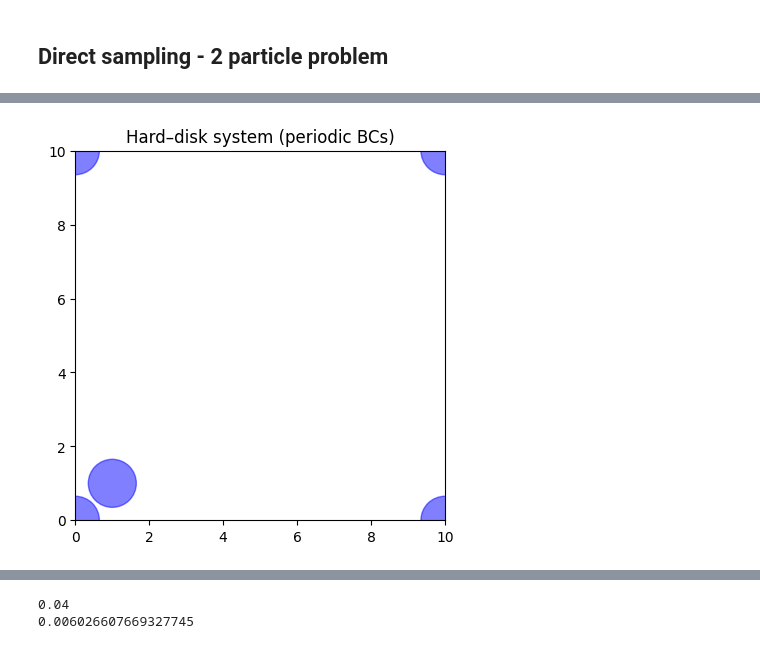
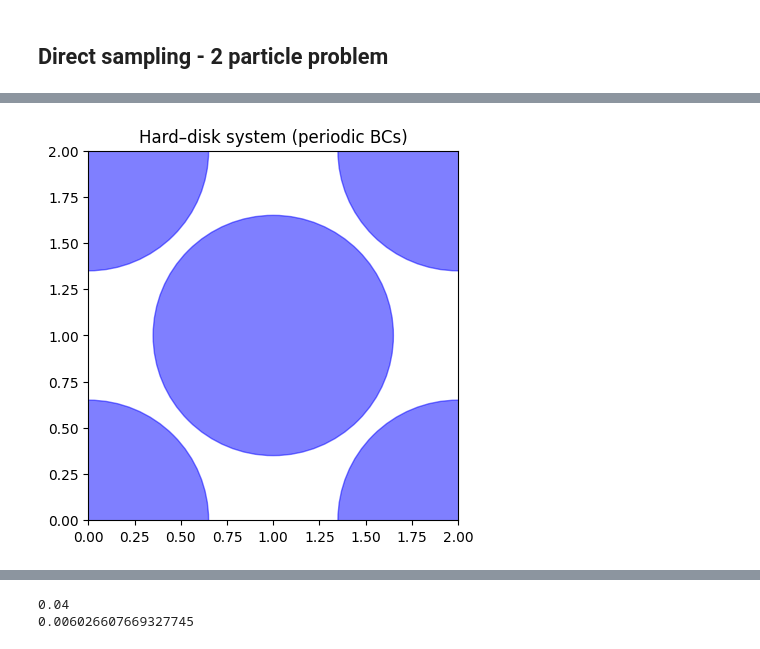
Before and after one commit to LuanMs1/tcc-markov-chain, a Jupyter notebook: hard_disck_periodic.ipynb, the cells around one changed output, grey strips where cells are left out. Drawn from its saved outputs; the diff is of its cells as text; code cells hidden in the pictures.

Commit message:
complete remove of box_size

```diff
--- a/hard_disck_periodic.ipynb
+++ b/hard_disck_periodic.ipynb
@@ -58,11 +58,11 @@ class ProbabilityDensityPosition():
 # %% [markdown]
 ## Direct sampling - 2 particle problem
 # %%
-box_size=2
+box_dimension=np.array([2,2],dtype=float)
 n_particles=2
 particle_radius=0.65
 n_steps=int(1e3)
 positions = np.array([[0,0],[1.,1]],dtype=float)
-sys = HDPeriodic(particle_radius=particle_radius,n_particles=n_particles,positions=positions,box_size=10)
+sys = HDPeriodic(particle_radius=particle_radius,n_particles=n_particles,positions=positions,box_dimension=box_dimension)
 sys.plot_system()
 # %% [output]
@@ -72,4 +72,4 @@ sys.plot_system()
-[figure, old version]
+[figure, new version]
 # %%
 sim = PeriodicDirectSampling(deepcopy(sys))
 sim.system.positions
```
Also changed, not shown: parts of 3 cells of this notebook, 1 other file.
